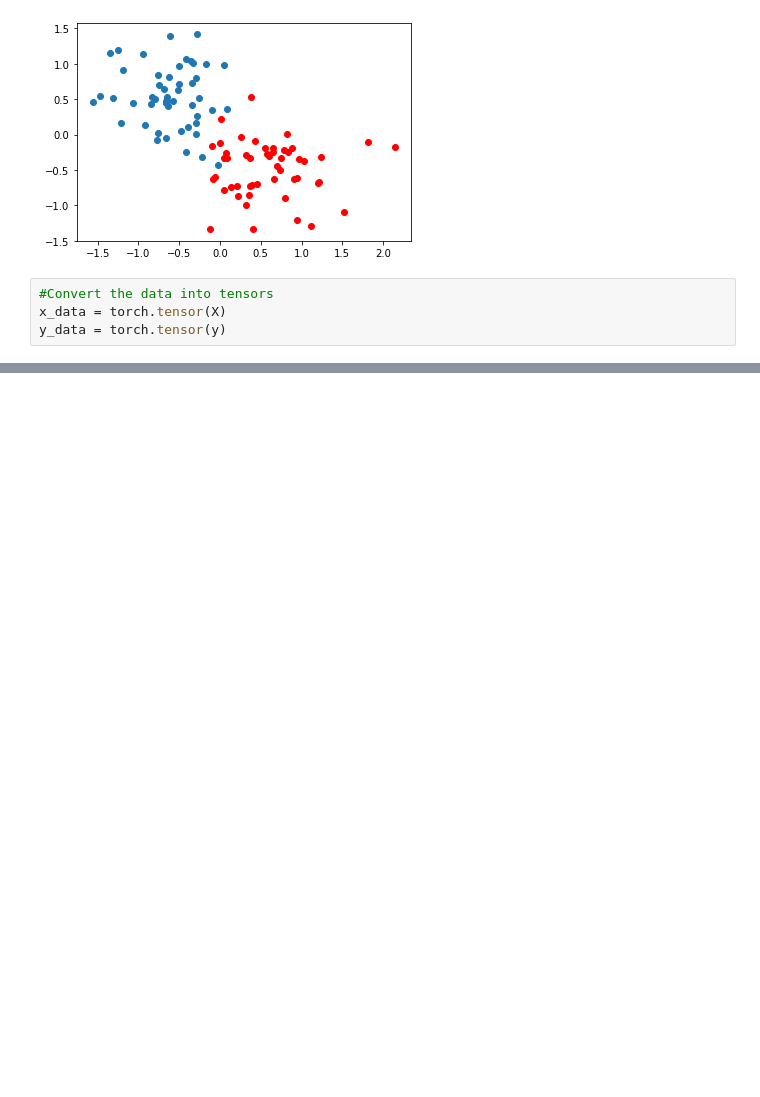
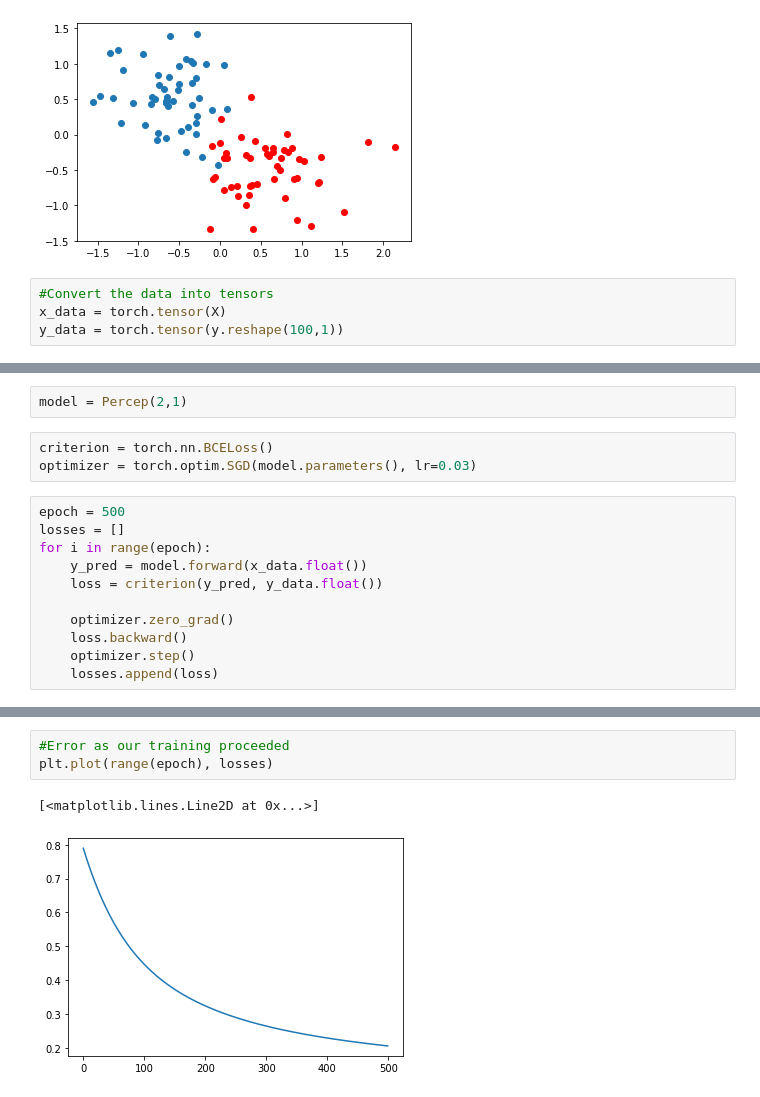
Before and after one commit to Shikhargupta/pytorch-for-deep-learning-and-computer-vision, a Jupyter notebook: perceptron.ipynb, the cells around one changed output, grey strips where cells are left out. Drawn from its saved outputs; the diff is of its cells as text; blank space fills up the shorter version.

Commit message:
perceptron training

```diff
--- a/perceptron.ipynb
+++ b/perceptron.ipynb
@@ -21,4 +21,4 @@ plt.show
 # %%
 #Convert the data into tensors
 x_data = torch.tensor(X)
-y_data = torch.tensor(y)
+y_data = torch.tensor(y.reshape(100,1))
@@ -24,0 +55,16 @@ y_data = torch.tensor(y)
+# %%
+model = Percep(2,1)
+# %%
+criterion = torch.nn.BCELoss()
+optimizer = torch.optim.SGD(model.parameters(), lr=0.03)
+# %%
+epoch = 500
+losses = []
+for i in range(epoch):
+    y_pred = model.forward(x_data.float())
+    loss = criterion(y_pred, y_data.float())
+
+    optimizer.zero_grad()
+    loss.backward()
+    optimizer.step()
+    losses.append(loss)
@@ -24,0 +89,6 @@ y_data = torch.tensor(y)
+# %%
+#Error as our training proceeded
+plt.plot(range(epoch), losses)
+# %% [output]
+[<matplotlib.lines.Line2D at 0x...>]
+[figure, added]
```
Also changed, not shown: parts of 3 cells of this notebook, 1 other file.
